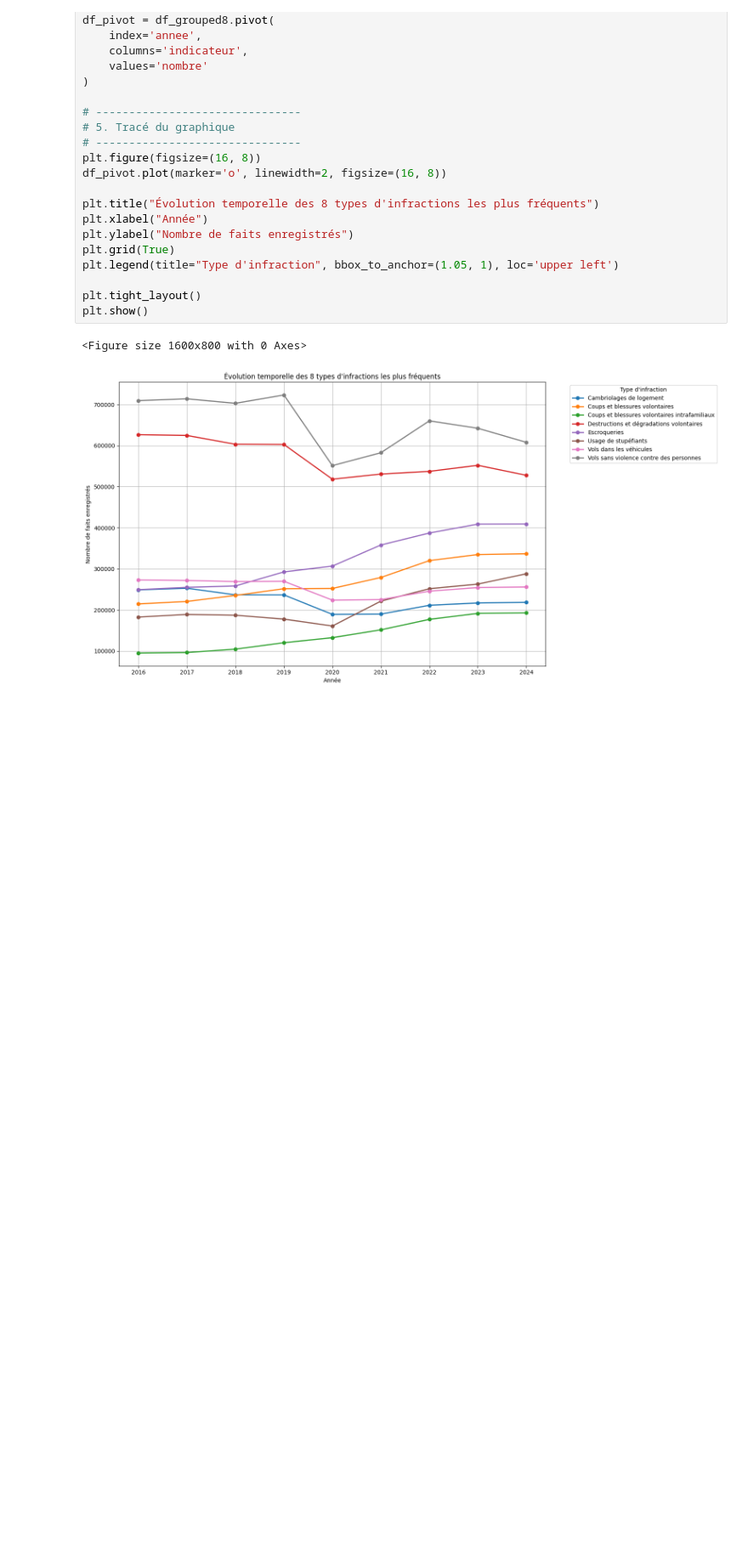
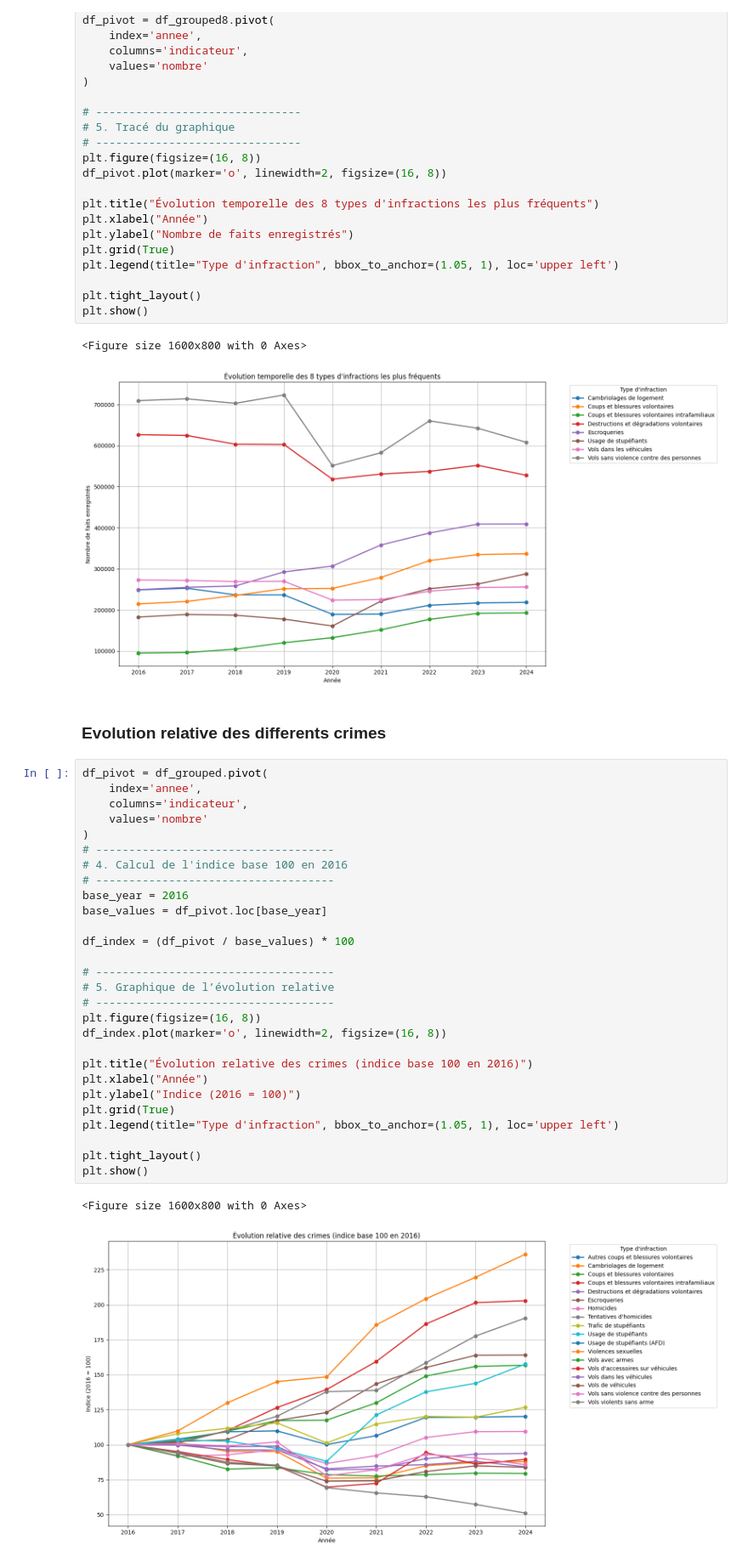
Before and after one commit to zuulaika/Projet-python, a Jupyter notebook: criminalite.ipynb, the cells around one changed output. Shown at 85% size. Drawn from its saved outputs; the diff is of its cells as text; blank space fills up the shorter version.

Commit message:
Fichier d'analyse de la base criminalité

```diff
--- a/criminalite.ipynb
+++ b/criminalite.ipynb
@@ -139,3 +139,36 @@ plt.show()
 # %% [output]
 <Figure size 1600x800 with 0 Axes>
 [figure]
+# %% [markdown]
+### Evolution relative des differents crimes
+# %%
+df_pivot = df_grouped.pivot(
+    index='annee',
+    columns='indicateur',
+    values='nombre'
+)
+# ------------------------------------
+# 4. Calcul de l'indice base 100 en 2016
+# ------------------------------------
+base_year = 2016
+base_values = df_pivot.loc[base_year]
+
+df_index = (df_pivot / base_values) * 100
+
+# ------------------------------------
+# 5. Graphique de l’évolution relative
+# ------------------------------------
+plt.figure(figsize=(16, 8))
+df_index.plot(marker='o', linewidth=2, figsize=(16, 8))
+
+plt.title("Évolution relative des crimes (indice base 100 en 2016)")
+plt.xlabel("Année")
+plt.ylabel("Indice (2016 = 100)")
+plt.grid(True)
+plt.legend(title="Type d'infraction", bbox_to_anchor=(1.05, 1), loc='upper left')
+
+plt.tight_layout()
+plt.show()
+# %% [output]
+<Figure size 1600x800 with 0 Axes>
+[figure, added]
```
Also changed, not shown: parts of 2 cells of this notebook.
